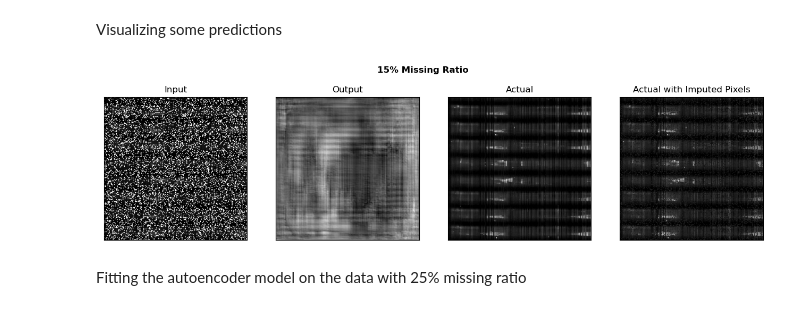
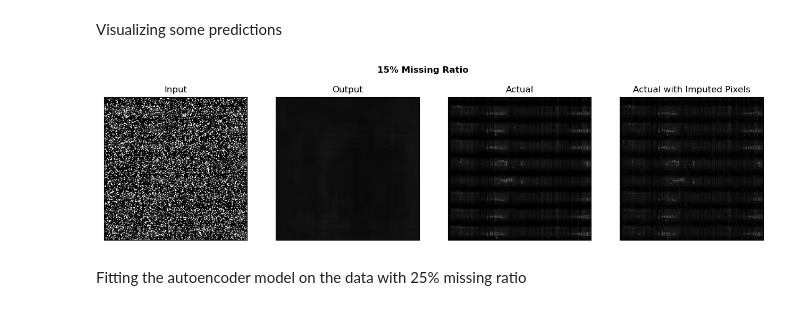
Before and after one commit to Evan-Callaghan/FieldsAcademy-NeuralNetworks, a Jupyter notebook: Project/Working/project_work_combined.ipynb, the cells around one changed output. Cells and saved outputs as stored; diff of their text form; code cells hidden in the pictures.

```diff
--- a/Project/Working/project_work_combined.ipynb
+++ b/Project/Working/project_work_combined.ipynb
@@ -546,38 +547,38 @@ X_test_imputed = X_test_flat.reshape(200, 200)
 # %%
 plt.figure(figsize=(16, 7))
 ax = plt.subplot(1, 4, 1)
-plt.imshow(tf.squeeze(X_test_15[5]), cmap = 'gray')
+plt.imshow(tf.squeeze(X_test_15[5]), cmap = 'gray', vmin = 0, vmax = 1)
 plt.title("Input", fontsize = 12)
 plt.gray()
 ax.get_xaxis().set_visible(False)
 ax.get_yaxis().set_visible(False)
 
 ax = plt.subplot(1, 4, 2)
-plt.imshow(tf.squeeze(testing_preds_15[5]), cmap = 'gray')
+plt.imshow(tf.squeeze(testing_preds_15[5]), cmap = 'gray', vmin = 0, vmax = 1)
 plt.title("Output", fontsize = 12)
 plt.gray()
 ax.get_xaxis().set_visible(False)
 ax.get_yaxis().set_visible(False)
 
 ax = plt.subplot(1, 4, 3)
-plt.imshow(tf.squeeze(Y_test[5]), cmap = 'gray')
+plt.imshow(tf.squeeze(Y_test[5]), cmap = 'gray', vmin = 0, vmax = 1)
 plt.title("Actual", fontsize = 12)
 plt.gray()
 ax.get_xaxis().set_visible(False)
 ax.get_yaxis().set_visible(False)
 
 
 ax = plt.subplot(1, 4, 4)
-plt.imshow(tf.squeeze(X_test_imputed), cmap = 'gray')
+plt.imshow(tf.squeeze(X_test_imputed), cmap = 'gray', vmin = 0, vmax = 1)
 plt.title("Actual with Imputed Pixels", fontsize = 12)
 plt.gray()
 ax.get_xaxis().set_visible(False)
 ax.get_yaxis().set_visible(False)
 
 plt.suptitle('15% Missing Ratio', y = 0.77, weight = 'bold')
 plt.show()
 # %% [output]
-[figure, old version]
+[figure, new version]
 # %% [markdown]
 Fitting the autoencoder model on the data with 25% missing ratio
 # %%
```
Also changed, not shown: parts of 9 cells of this notebook.
